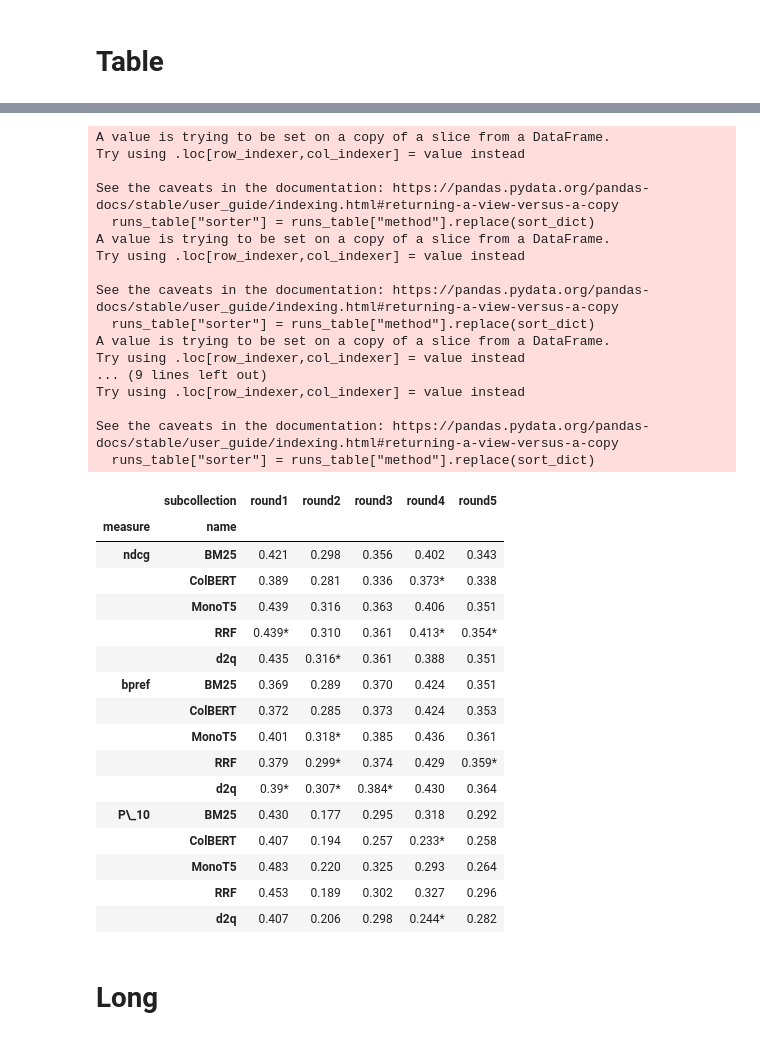
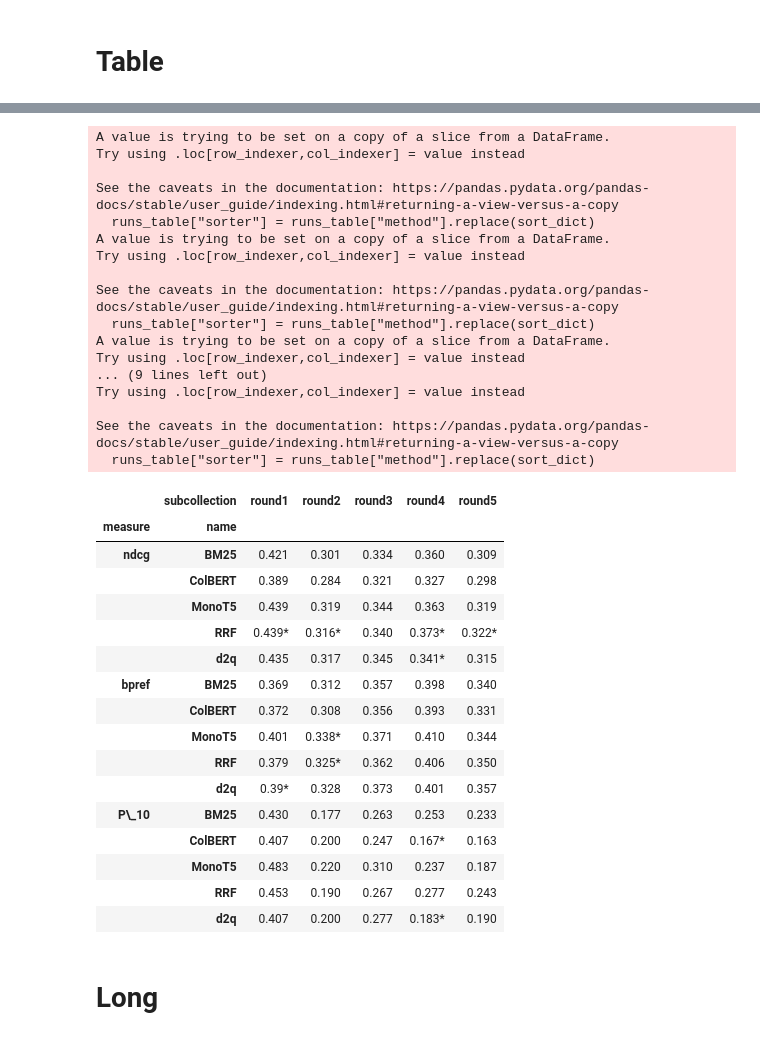
Before and after one commit to irgroup/Temporal-Change, a Jupyter notebook: evaluation/analysis_core_queries.ipynb, the cells around one changed output, grey strips where cells are left out. Cells and saved outputs as stored; diff of their text form; code cells hidden in the pictures.

```diff
--- a/evaluation/analysis_core_queries.ipynb
+++ b/evaluation/analysis_core_queries.ipynb
@@ -7,7 +7,5 @@ df = evaluate_arp(df, mode = "-core_queries")
 df = evaluate_result_delta(df)
 # %%
 df = evaluate_replicability(df, mode = "-core_queries")
-# %%
-df = evaluate_replicability(df, mode="-core_queries")
 # %%
 df = evaluate_reproducibility(df, mode = "-core_queries")
@@ -100,38 +64,38 @@ See the caveats in the documentation: https://pandas.pydata.org/pandas-docs/stab
 # %%
-table_ARP_statsig(df, dataset="trec-covid", subcollections=["round1", "round2", "round3", "round4", "round5"], highlight=True)
+table_ARP_statsig(df, dataset="trec-covid", subcollections=["round1", "round2", "round3", "round4", "round5"], highlight=True, mode="-core_queries")
 # %% [output]
 A value is trying to be set on a copy of a slice from a DataFrame.
 Try using .loc[row_indexer,col_indexer] = value instead
 
 See the caveats in the documentation: https://pandas.pydata.org/pandas-docs/stable/user_guide/indexing.html#returning-a-view-versus-a-copy
   runs_table["sorter"] = runs_table["method"].replace(sort_dict)
 A value is trying to be set on a copy of a slice from a DataFrame.
 Try using .loc[row_indexer,col_indexer] = value instead
 
 See the caveats in the documentation: https://pandas.pydata.org/pandas-docs/stable/user_guide/indexing.html#returning-a-view-versus-a-copy
   runs_table["sorter"] = runs_table["method"].replace(sort_dict)
 A value is trying to be set on a copy of a slice from a DataFrame.
 Try using .loc[row_indexer,col_indexer] = value instead
 ... (9 lines left out)
 Try using .loc[row_indexer,col_indexer] = value instead
 
 See the caveats in the documentation: https://pandas.pydata.org/pandas-docs/stable/user_guide/indexing.html#returning-a-view-versus-a-copy
   runs_table["sorter"] = runs_table["method"].replace(sort_dict)
 |  | subcollection | round1 | round2 | round3 | round4 | round5 |
 | measure | name |  |  |  |  |  |
-| ndcg | BM25 | 0.421 | 0.298 | 0.356 | 0.402 | 0.343 |
-|  | ColBERT | 0.389 | 0.281 | 0.336 | 0.373* | 0.338 |
-|  | MonoT5 | 0.439 | 0.316 | 0.363 | 0.406 | 0.351 |
-|  | RRF | 0.439* | 0.310 | 0.361 | 0.413* | 0.354* |
-|  | d2q | 0.435 | 0.316* | 0.361 | 0.388 | 0.351 |
-| bpref | BM25 | 0.369 | 0.289 | 0.370 | 0.424 | 0.351 |
-|  | ColBERT | 0.372 | 0.285 | 0.373 | 0.424 | 0.353 |
-|  | MonoT5 | 0.401 | 0.318* | 0.385 | 0.436 | 0.361 |
-|  | RRF | 0.379 | 0.299* | 0.374 | 0.429 | 0.359* |
-|  | d2q | 0.39* | 0.307* | 0.384* | 0.430 | 0.364 |
-| P\_10 | BM25 | 0.430 | 0.177 | 0.295 | 0.318 | 0.292 |
-|  | ColBERT | 0.407 | 0.194 | 0.257 | 0.233* | 0.258 |
-|  | MonoT5 | 0.483 | 0.220 | 0.325 | 0.293 | 0.264 |
-|  | RRF | 0.453 | 0.189 | 0.302 | 0.327 | 0.296 |
-|  | d2q | 0.407 | 0.206 | 0.298 | 0.244* | 0.282 |
+| ndcg | BM25 | 0.421 | 0.301 | 0.334 | 0.360 | 0.309 |
+|  | ColBERT | 0.389 | 0.284 | 0.321 | 0.327 | 0.298 |
+|  | MonoT5 | 0.439 | 0.319 | 0.344 | 0.363 | 0.319 |
+|  | RRF | 0.439* | 0.316* | 0.340 | 0.373* | 0.322* |
+|  | d2q | 0.435 | 0.317 | 0.345 | 0.341* | 0.315 |
+| bpref | BM25 | 0.369 | 0.312 | 0.357 | 0.398 | 0.340 |
+|  | ColBERT | 0.372 | 0.308 | 0.356 | 0.393 | 0.331 |
+|  | MonoT5 | 0.401 | 0.338* | 0.371 | 0.410 | 0.344 |
+|  | RRF | 0.379 | 0.325* | 0.362 | 0.406 | 0.350 |
+|  | d2q | 0.39* | 0.328 | 0.373 | 0.401 | 0.357 |
+| P\_10 | BM25 | 0.430 | 0.177 | 0.263 | 0.253 | 0.233 |
+|  | ColBERT | 0.407 | 0.200 | 0.247 | 0.167* | 0.163 |
+|  | MonoT5 | 0.483 | 0.220 | 0.310 | 0.237 | 0.187 |
+|  | RRF | 0.453 | 0.190 | 0.267 | 0.277 | 0.243 |
+|  | d2q | 0.407 | 0.200 | 0.277 | 0.183* | 0.190 |
 # %% [markdown]
```
Also changed, not shown: parts of 35 cells of this notebook, 3 other files.
